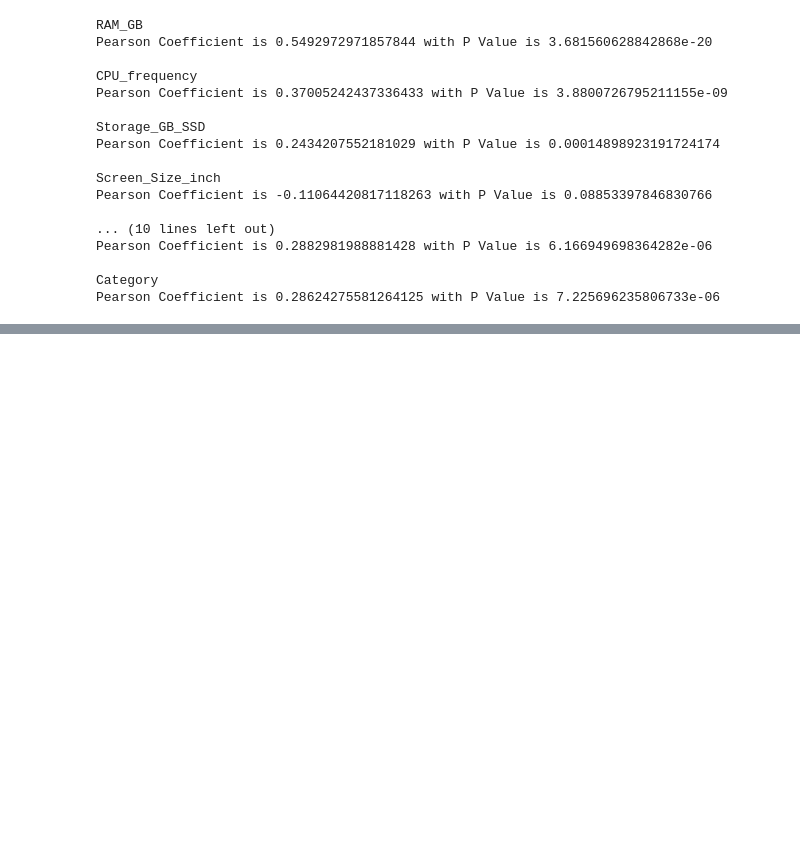
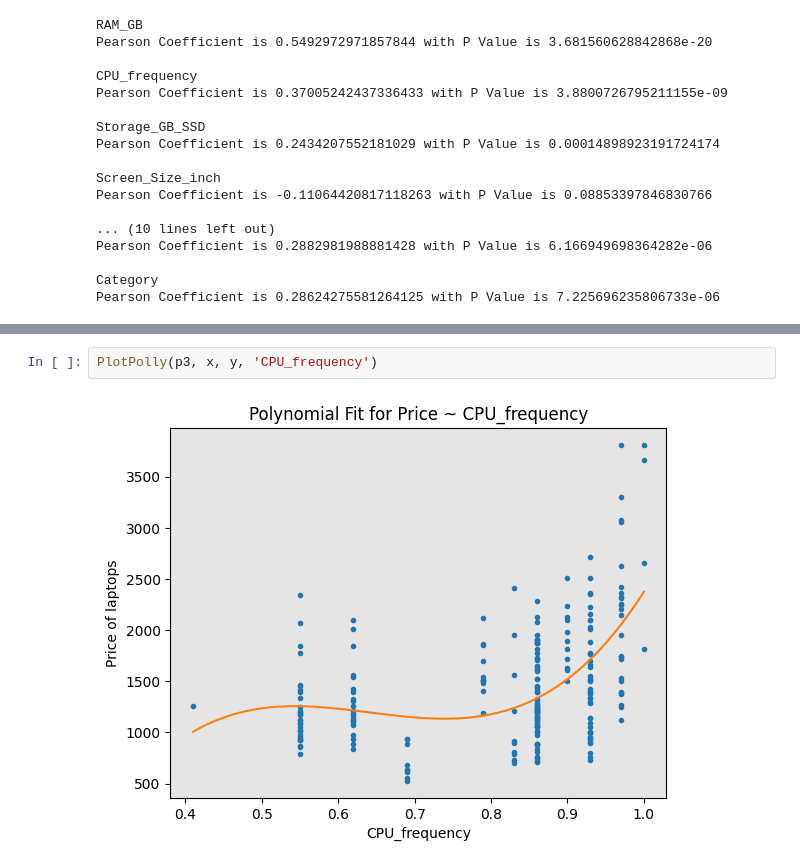
Before and after one commit to MaliniVibin1502/python, a Jupyter notebook: Laptoppricing.ipynb, the cells around one changed output, grey strips where cells are left out. Drawn from its saved outputs; the diff is of its cells as text; blank space fills up the shorter version.

```diff
--- a/Laptoppricing.ipynb
+++ b/Laptoppricing.ipynb
@@ -462,0 +588,4 @@ Pearson Coefficient is 0.28624275581264125 with P Value is 7.225696235806733e-06
+# %%
+PlotPolly(p3, x, y, 'CPU_frequency')
+# %% [output]
+[figure, added]
```
Also changed, not shown: parts of 21 cells of this notebook.
